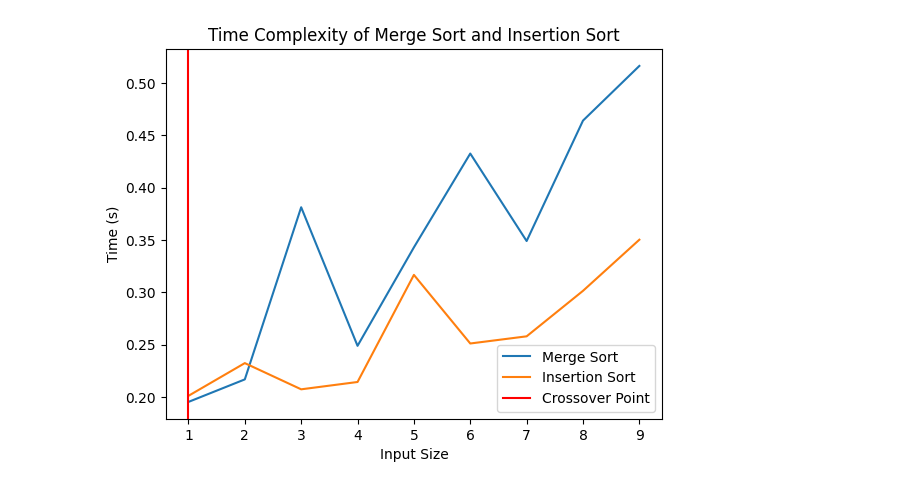
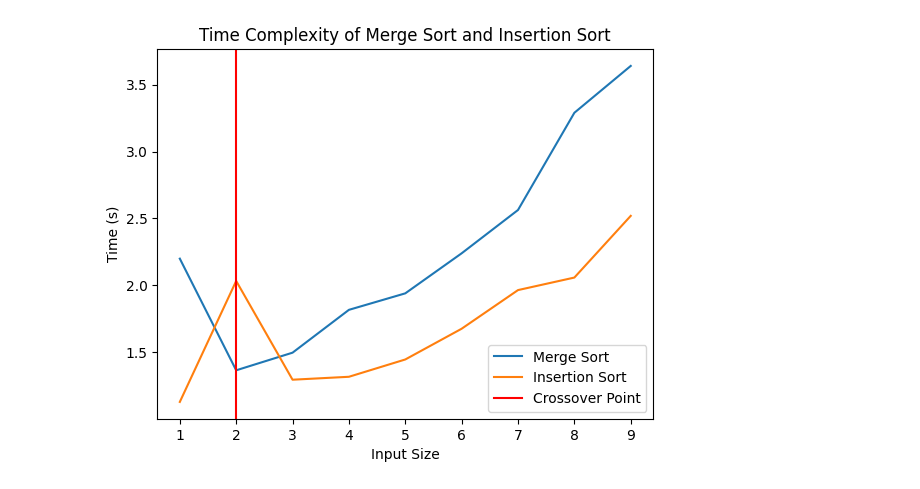
Before and after one commit to leohoerdemann/HW5, a Jupyter notebook: Q1.ipynb, the cells around one changed output. Saved outputs shown, nothing was run; the diff lists cells and outputs as text; code cells hidden in the pictures.

```diff
--- a/Q1.ipynb
+++ b/Q1.ipynb
@@ -60,7 +60,7 @@ def insertionSort(array):
         array[j + 1] = key
 # %%
 def findCrossover(merg, inst):
-    for i in range(len(merg)):
+    for i in range(len(merg)-1,-1,-1):
         if inst[i] > merg[i]:
             return i
     return -1
@@ -74,33 +74,33 @@ insertion_time_output = []
 def MERGESORT(i):
     array = np.random.randint(0, 2*i, size=i)
     mergeSort(array)
 
 def INSERTIONSORT(i):
     array = np.random.randint(0, 2*i, size=i)
     insertionSort(array)
 
 for i in n:
     # Test the time it takes to use merge sort on the array
-    merge_sort_time = timeit.timeit(lambda: MERGESORT(i), number=10000)
+    merge_sort_time = timeit.timeit(lambda: MERGESORT(i), number=100000)
     merge_time_output.append(merge_sort_time)
 
     array = np.random.randint(0, 2*i, size=i)
     # Test the time it takes to use insertion sort on the array
-    insertion_sort_time = timeit.timeit(lambda: INSERTIONSORT(i), number=10000)
+    insertion_sort_time = timeit.timeit(lambda: INSERTIONSORT(i), number=100000)
     insertion_time_output.append(insertion_sort_time)
 
 
 
 # Plot the time it takes to use merge sort on the array
 plt.plot(n, merge_time_output, label='Merge Sort')
 # Plot the time it takes to use insertion sort on the array
 plt.plot(n, insertion_time_output, label='Insertion Sort')
 
 plt.axvline(n[findCrossover(merge_time_output, insertion_time_output)],color='red', label='Crossover Point')
 plt.legend()
 plt.xlabel('Input Size')
 plt.ylabel('Time (s)')
 plt.title('Time Complexity of Merge Sort and Insertion Sort')
 plt.show()
 # %% [output]
-[figure, old version]
+[figure, new version]
```
Also changed, not shown: 3 other files.
